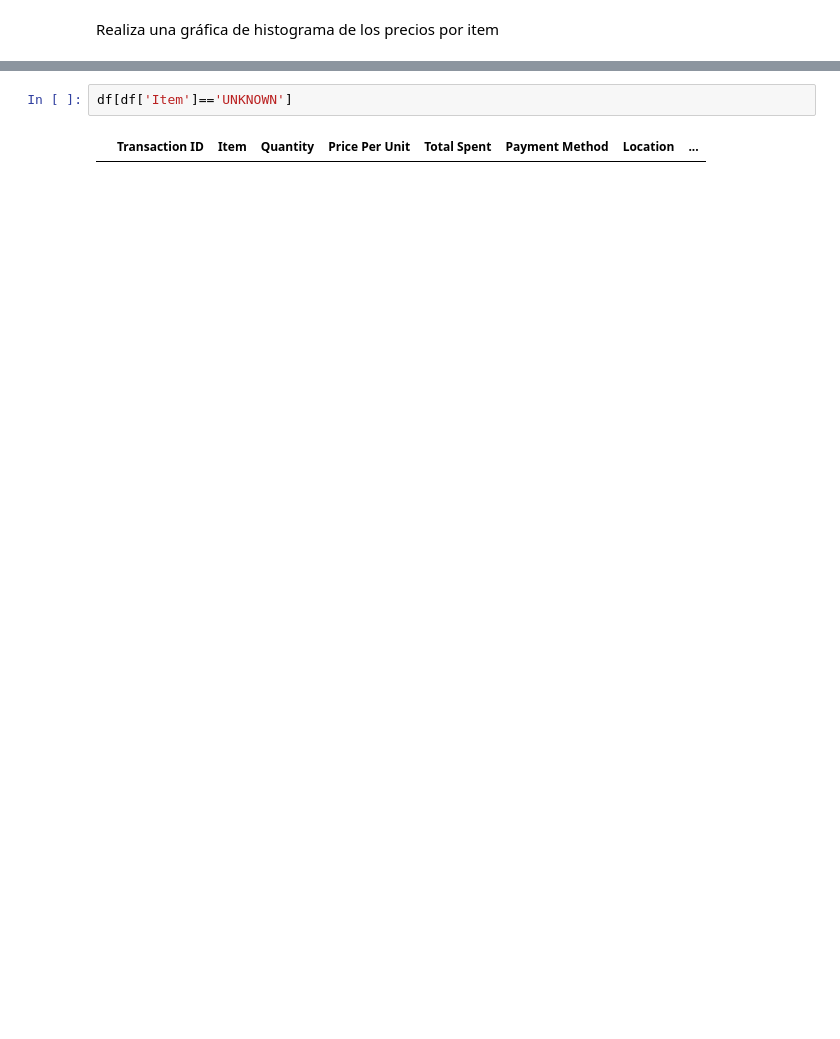
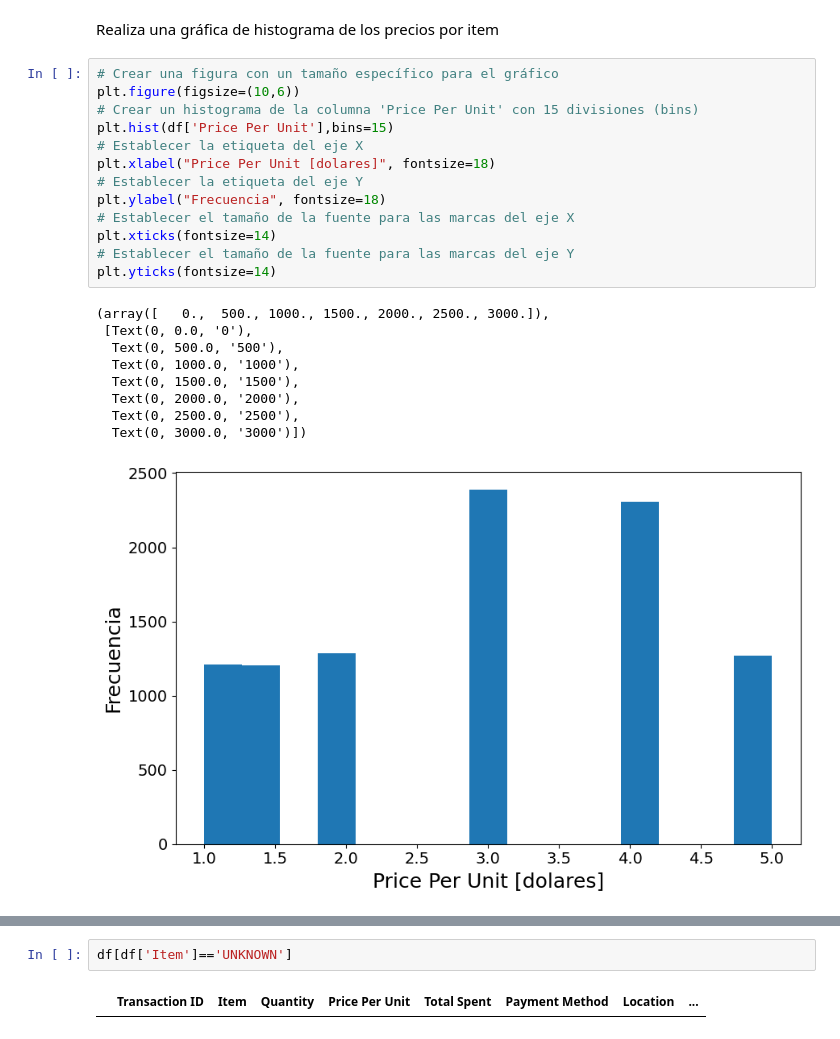
Before and after one commit to anaberereta-hue/Trabajos-Colab, a Jupyter notebook: taller_datos_1.ipynb, the cells around one changed output, grey strips where cells are left out. Drawn from its saved outputs; the diff is of its cells as text; blank space fills up the shorter version.

```diff
--- a/taller_datos_1.ipynb
+++ b/taller_datos_1.ipynb
@@ -296,2 +345,25 @@ Para UNKNOWN [ nan 'UNKNOWN' 'ERROR'] y ERROR [ nan 'UNKNOWN' 'ERROR'] calcula l
 # %% [markdown]
 Realiza una gráfica de histograma de los precios por item
+# %%
+# Crear una figura con un tamaño específico para el gráfico
+plt.figure(figsize=(10,6))
+# Crear un histograma de la columna 'Price Per Unit' con 15 divisiones (bins)
+plt.hist(df['Price Per Unit'],bins=15)
+# Establecer la etiqueta del eje X
+plt.xlabel("Price Per Unit [dolares]", fontsize=18)
+# Establecer la etiqueta del eje Y
+plt.ylabel("Frecuencia", fontsize=18)
+# Establecer el tamaño de la fuente para las marcas del eje X
+plt.xticks(fontsize=14)
+# Establecer el tamaño de la fuente para las marcas del eje Y
+plt.yticks(fontsize=14)
+# %% [output]
+(array([   0.,  500., 1000., 1500., 2000., 2500., 3000.]),
+ [Text(0, 0.0, '0'),
+  Text(0, 500.0, '500'),
+  Text(0, 1000.0, '1000'),
+  Text(0, 1500.0, '1500'),
+  Text(0, 2000.0, '2000'),
+  Text(0, 2500.0, '2500'),
+  Text(0, 3000.0, '3000')])
+[figure, added]
```
Also changed, not shown: parts of 10 cells of this notebook.
